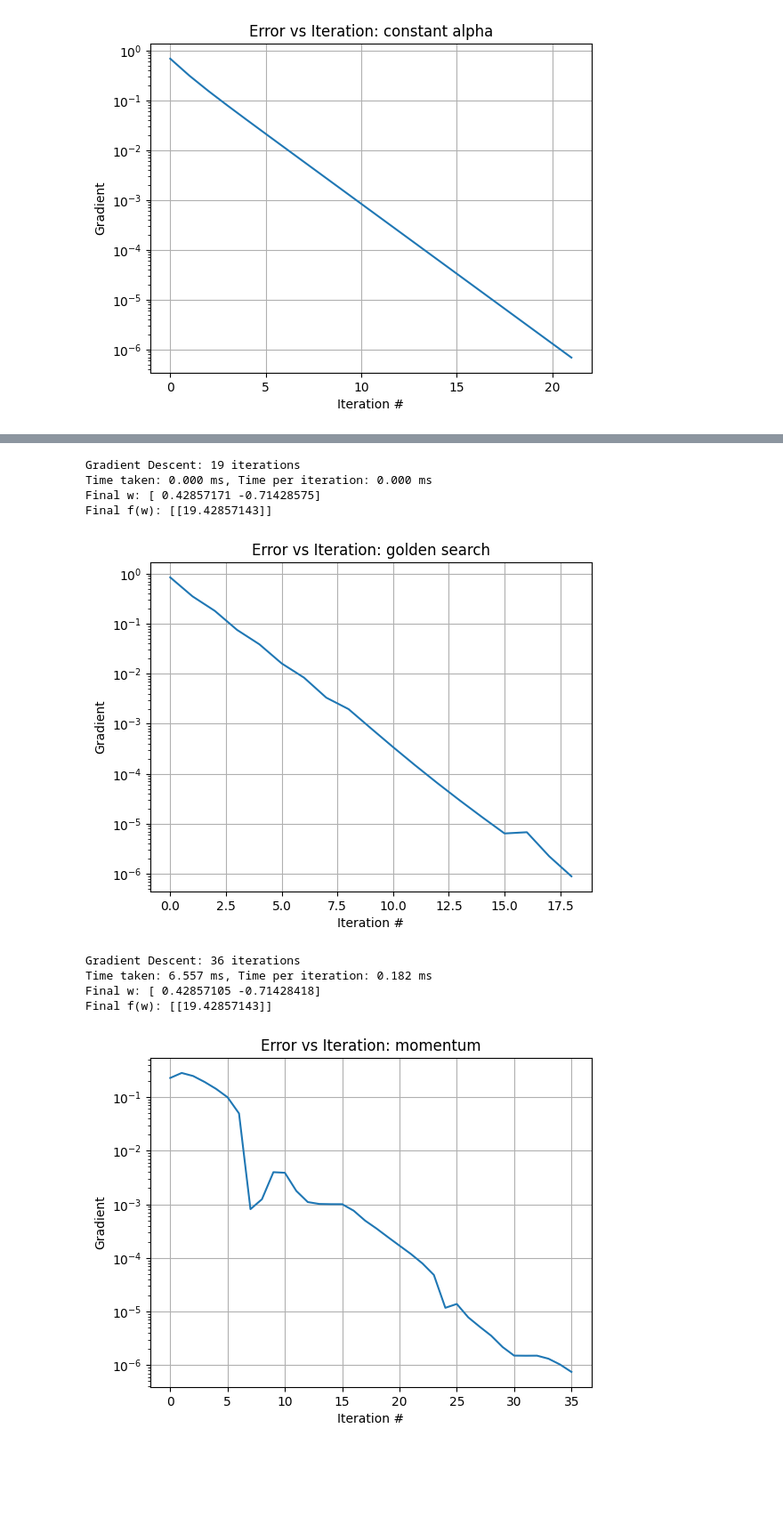
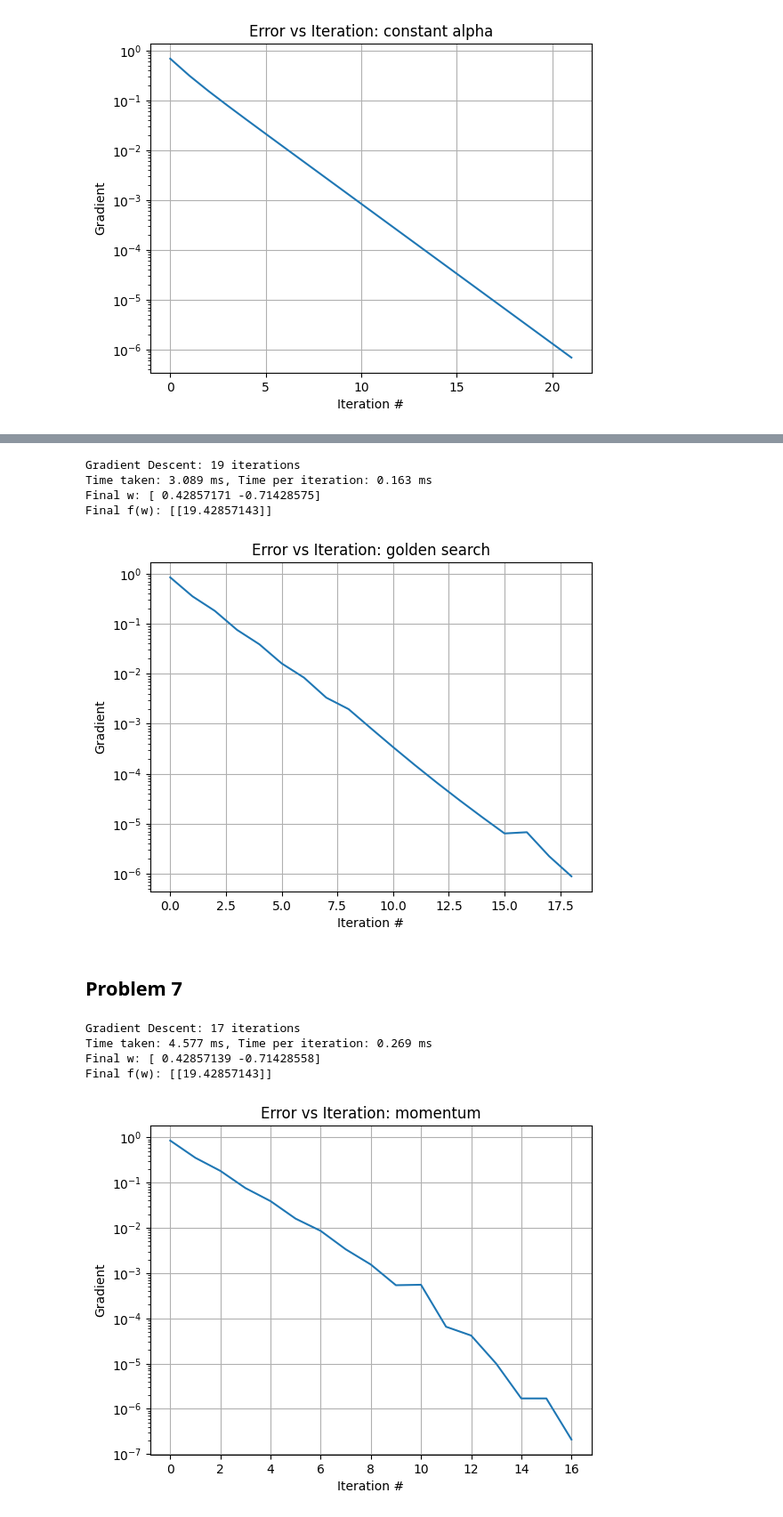
Before and after one commit to pranav142/EEE405, a Jupyter notebook: Homework3/hw3.ipynb, the cells around one changed output, grey strips where cells are left out. Shown: that part at 89% size. Saved outputs shown, nothing was run; the diff lists cells and outputs as text; code cells hidden in the pictures; blank space fills up the shorter version.

```diff
--- a/Homework3/hw3.ipynb
+++ b/Homework3/hw3.ipynb
@@ -189,7 +194,7 @@ def compute_Lipschitz_constant():
     return L
 
 def grad_descent_dec_lipschitz(grad, w, alpha=1.0, iterations=1000, tol=1e-6):
-    tbeg = process_time()
+    tbeg = perf_counter()
     count = 0
     errors = []
     updatew = 1
@@ -205,7 +210,7 @@ def grad_descent_dec_lipschitz(grad, w, alpha=1.0, iterations=1000, tol=1e-6):
         errors.append(updatew)
         count += 1
 
-    tend = process_time()
+    tend = perf_counter()
     dtime = (tend - tbeg) * 1000  # ms
 
     print(f'Gradient Descent: {count} iterations')
@@ -266,7 +273,7 @@ def golden(g, w, h, alpha):
     return alpha_star
 
 def grad_descent_golden_search(grad, w, alpha=0.1, iterations=1000, tol=1e-6):
-    tbeg = process_time()
+    tbeg = perf_counter()
     count = 0
     errors = []
     updatew = 1
@@ -281,7 +288,7 @@ def grad_descent_golden_search(grad, w, alpha=0.1, iterations=1000, tol=1e-6):
         errors.append(updatew)
         count += 1
 
-    tend = process_time()
+    tend = perf_counter()
     dtime = (tend - tbeg) * 1000  # ms
 
     print(f'Gradient Descent: {count} iterations')
@@ -297,45 +304,47 @@ models[GOLDEN_SEARCH] = results
 plot_model_errors(GOLDEN_SEARCH)
 # %% [output]
 Gradient Descent: 19 iterations
-Time taken: 0.000 ms, Time per iteration: 0.000 ms
+Time taken: 3.089 ms, Time per iteration: 0.163 ms
 Final w: [ 0.42857171 -0.71428575]
 Final f(w): [[19.42857143]]
 [figure]
+# %% [markdown]
+## Problem 7
 # %%
-def grad_descent_momentum(grad, w, alpha=0.02, beta=0.5, iterations=1000, tol=1e-6):
+def grad_descent_momentum(grad, w, alpha=0.08, beta=0, iterations=1000, tol=1e-6):
     tbeg = perf_counter()
     count = 0
     errors = []
     updatew = 1
     h = np.zeros_like(w)
 
     while (count < iterations and updatew > tol):
         Dg = grad(w)
 
         h = beta * h + (1 - beta) * Dg
         lr = golden(f, w, h, alpha)
         w = w - lr * h
         updatew = np.linalg.norm(h) * lr
         errors.append(updatew)
         count += 1
 
     tend = perf_counter()
     dtime = (tend - tbeg) * 1000  # ms
 
     print(f'Gradient Descent: {count} iterations')
     print(f'Time taken: {dtime:.3f} ms, Time per iteration: {dtime/count:.3f} ms')
     print(f'Final w: {w.flatten()}')
     print(f'Final f(w): {f(w)}')
 
     return w, count, errors
 
 results = grad_descent_momentum(df_dw, w0)
 models[MOMENTUM] = results
 
 plot_model_errors(MOMENTUM)
 # %% [output]
-Gradient Descent: 36 iterations
-Time taken: 6.557 ms, Time per iteration: 0.182 ms
-Final w: [ 0.42857105 -0.71428418]
+Gradient Descent: 17 iterations
+Time taken: 4.577 ms, Time per iteration: 0.269 ms
+Final w: [ 0.42857139 -0.71428558]
 Final f(w): [[19.42857143]]
-[figure, old version]
+[figure, new version]
```
Also changed, not shown: parts of 11 cells of this notebook, 1 other file.
